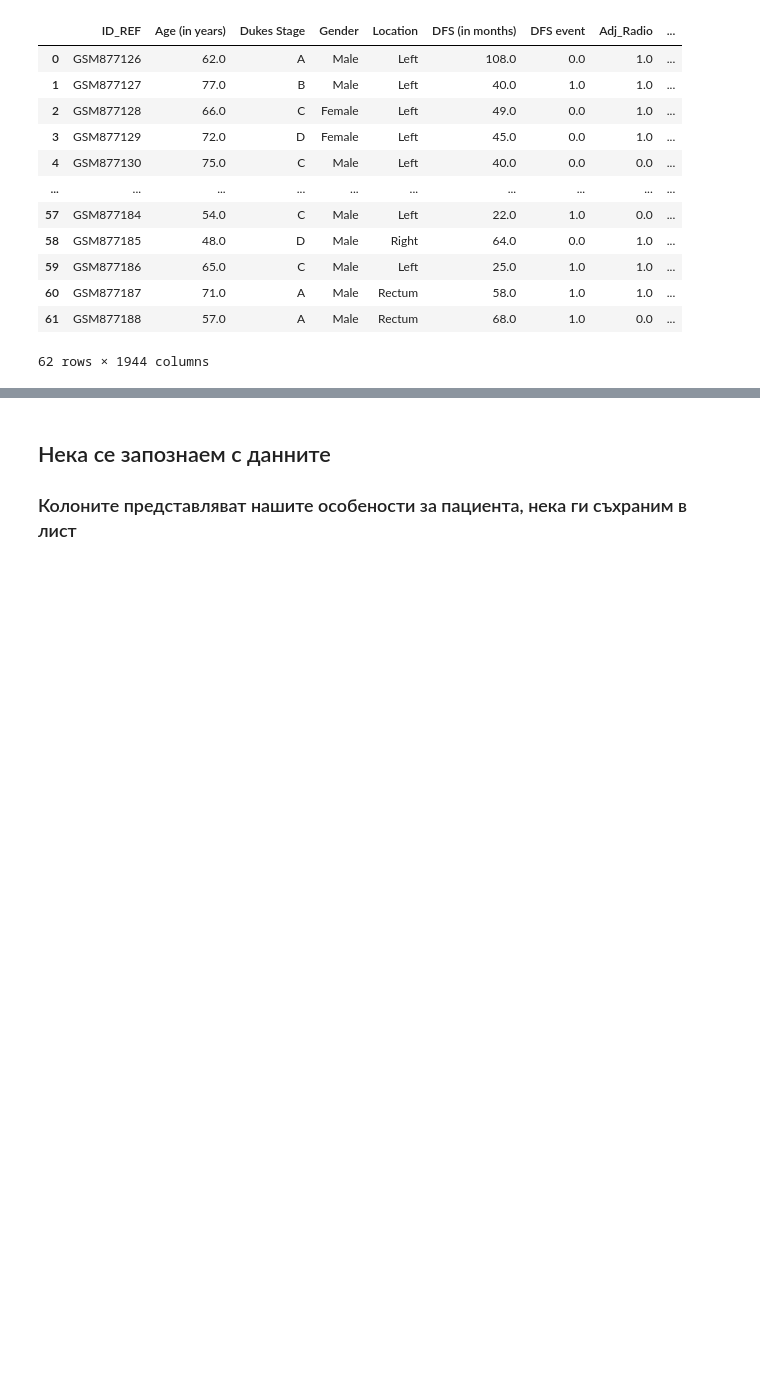
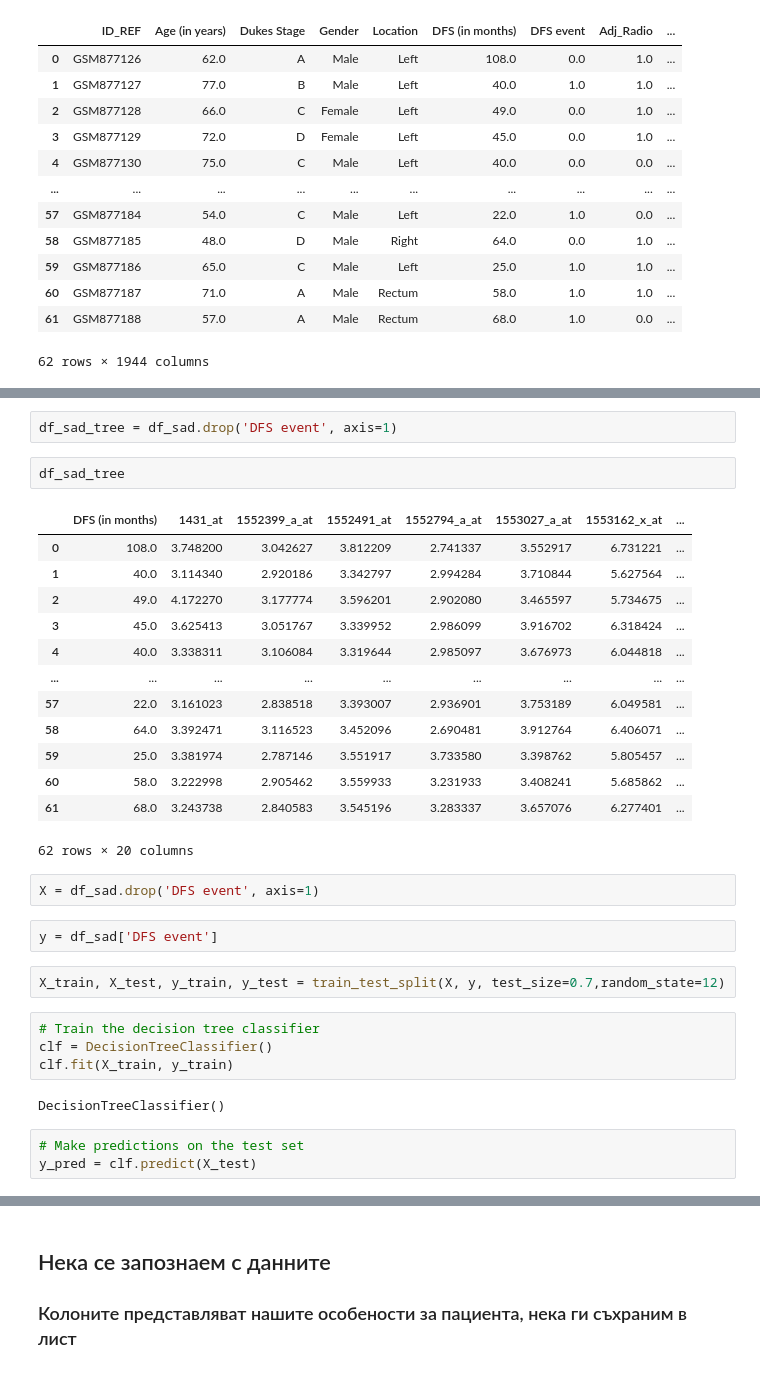
Before and after one commit to BorislavKrumov/colorectal-cancer, a Jupyter notebook: Colorectal Cancer DFS Classification.ipynb, the cells around one changed output, grey strips where cells are left out. Cells and saved outputs as stored; diff of their text form; blank space fills up the shorter version.

```diff
--- a/Colorectal Cancer DFS Classification.ipynb
+++ b/Colorectal Cancer DFS Classification.ipynb
@@ -304,0 +364,33 @@ df_test_1['DFS event'].corr(df_test_1['1553430_a_at'])
+# %%
+df_sad_tree = df_sad.drop('DFS event', axis=1)
+# %%
+df_sad_tree
+# %% [output]
+|  | DFS (in months) | 1431_at | 1552399_a_at | 1552491_at | 1552794_a_at | 1553027_a_at | 1553162_x_at | ... |
+| 0 | 108.0 | 3.748200 | 3.042627 | 3.812209 | 2.741337 | 3.552917 | 6.731221 | ... |
+| 1 | 40.0 | 3.114340 | 2.920186 | 3.342797 | 2.994284 | 3.710844 | 5.627564 | ... |
+| 2 | 49.0 | 4.172270 | 3.177774 | 3.596201 | 2.902080 | 3.465597 | 5.734675 | ... |
+| 3 | 45.0 | 3.625413 | 3.051767 | 3.339952 | 2.986099 | 3.916702 | 6.318424 | ... |
+| 4 | 40.0 | 3.338311 | 3.106084 | 3.319644 | 2.985097 | 3.676973 | 6.044818 | ... |
+| ... | ... | ... | ... | ... | ... | ... | ... | ... |
+| 57 | 22.0 | 3.161023 | 2.838518 | 3.393007 | 2.936901 | 3.753189 | 6.049581 | ... |
+| 58 | 64.0 | 3.392471 | 3.116523 | 3.452096 | 2.690481 | 3.912764 | 6.406071 | ... |
+| 59 | 25.0 | 3.381974 | 2.787146 | 3.551917 | 3.733580 | 3.398762 | 5.805457 | ... |
+| 60 | 58.0 | 3.222998 | 2.905462 | 3.559933 | 3.231933 | 3.408241 | 5.685862 | ... |
+| 61 | 68.0 | 3.243738 | 2.840583 | 3.545196 | 3.283337 | 3.657076 | 6.277401 | ... |
+62 rows × 20 columns
+# %%
+X = df_sad.drop('DFS event', axis=1)
+# %%
+y = df_sad['DFS event']
+# %%
+X_train, X_test, y_train, y_test = train_test_split(X, y, test_size=0.7,random_state=12)
+# %%
+# Train the decision tree classifier
+clf = DecisionTreeClassifier()
+clf.fit(X_train, y_train)
+# %% [output]
+DecisionTreeClassifier()
+# %%
+# Make predictions on the test set
+y_pred = clf.predict(X_test)
```
Also changed, not shown: parts of 73 cells of this notebook.
